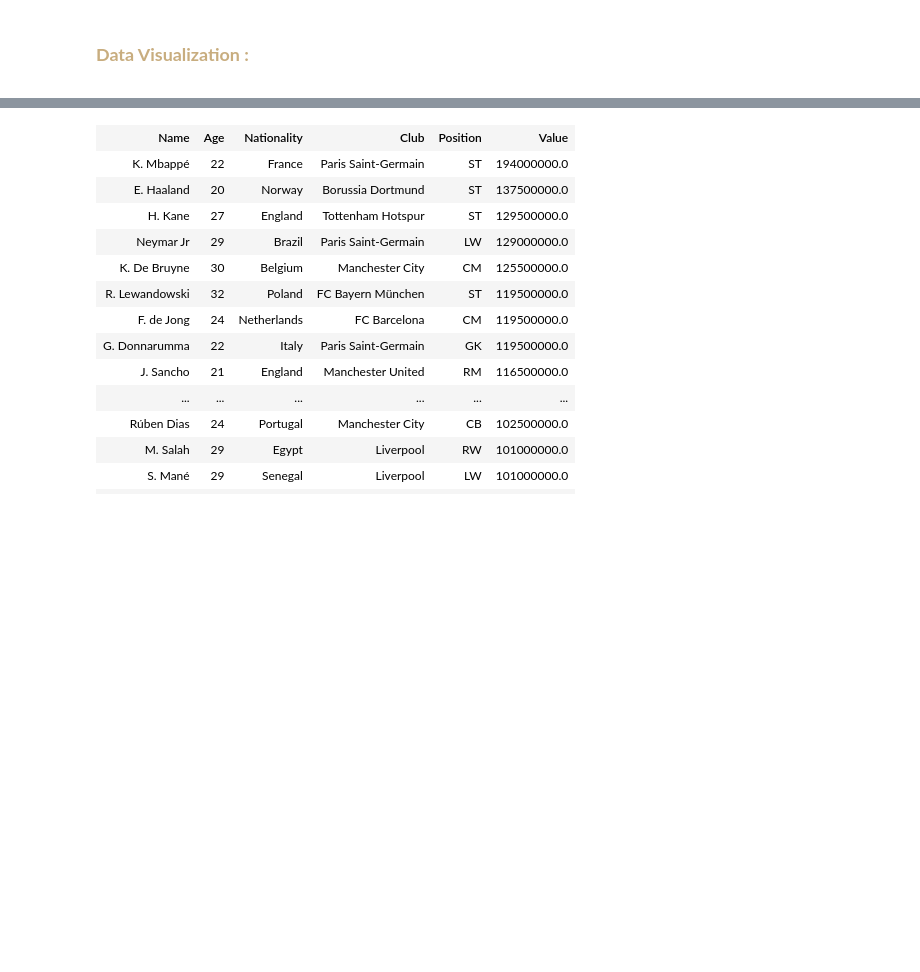
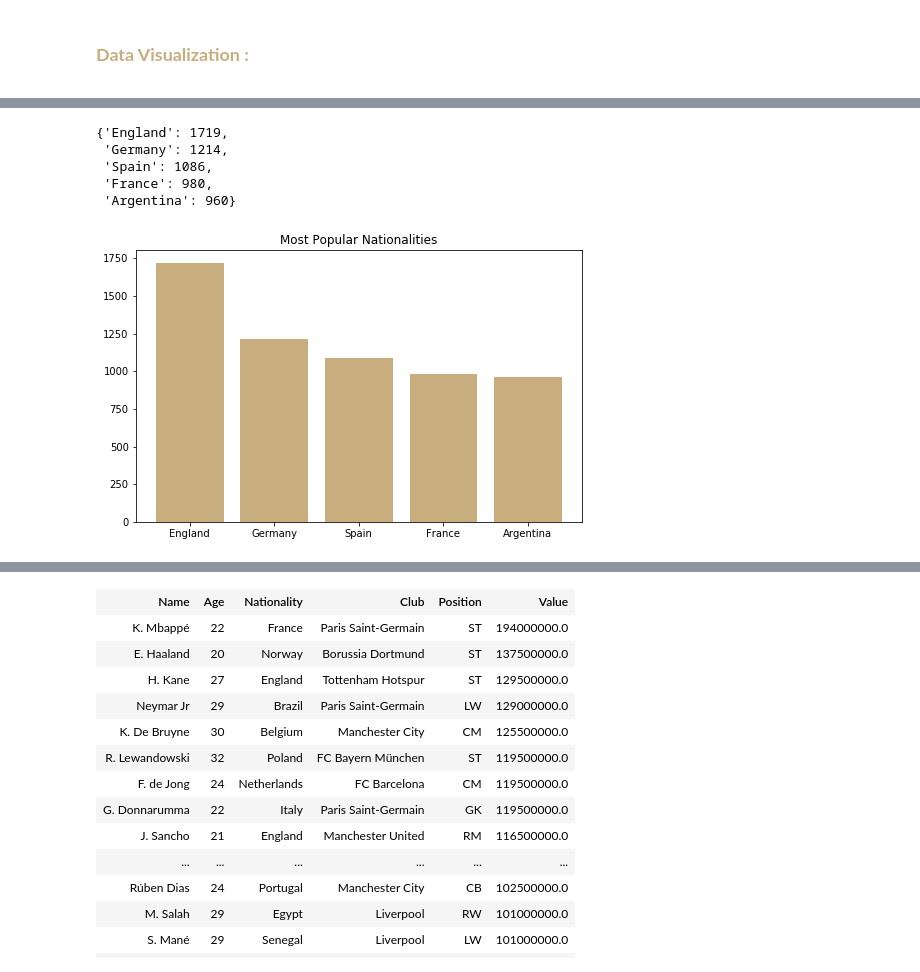
Before and after one commit to OssaMajali/WorldCupQatar2022, a Jupyter notebook: FIFA22.ipynb, the cells around one changed output, grey strips where cells are left out. Drawn from its saved outputs; the diff is of its cells as text; code cells hidden in the pictures; blank space fills up the shorter version.

```diff
--- a/FIFA22.ipynb
+++ b/FIFA22.ipynb
@@ -143,0 +175,16 @@ valcon.head(10)
+# %%
+bar_plot = dict(Counter(FIFA22['nationality_name'].values).most_common(5))
+bar_plot
+# %% [output]
+{'England': 1719,
+ 'Germany': 1214,
+ 'Spain': 1086,
+ 'France': 980,
+ 'Argentina': 960}
+# %%
+fig, ax = plt.subplots(figsize = (8,5))
+plt.bar(*zip(*bar_plot.items()),color="#c8ad7f")
+ax.set_title('Most Popular Nationalities')
+plt.show()
+# %% [output]
+[figure, added]
```
Also changed, not shown: parts of 13 cells of this notebook, 2 other files.
